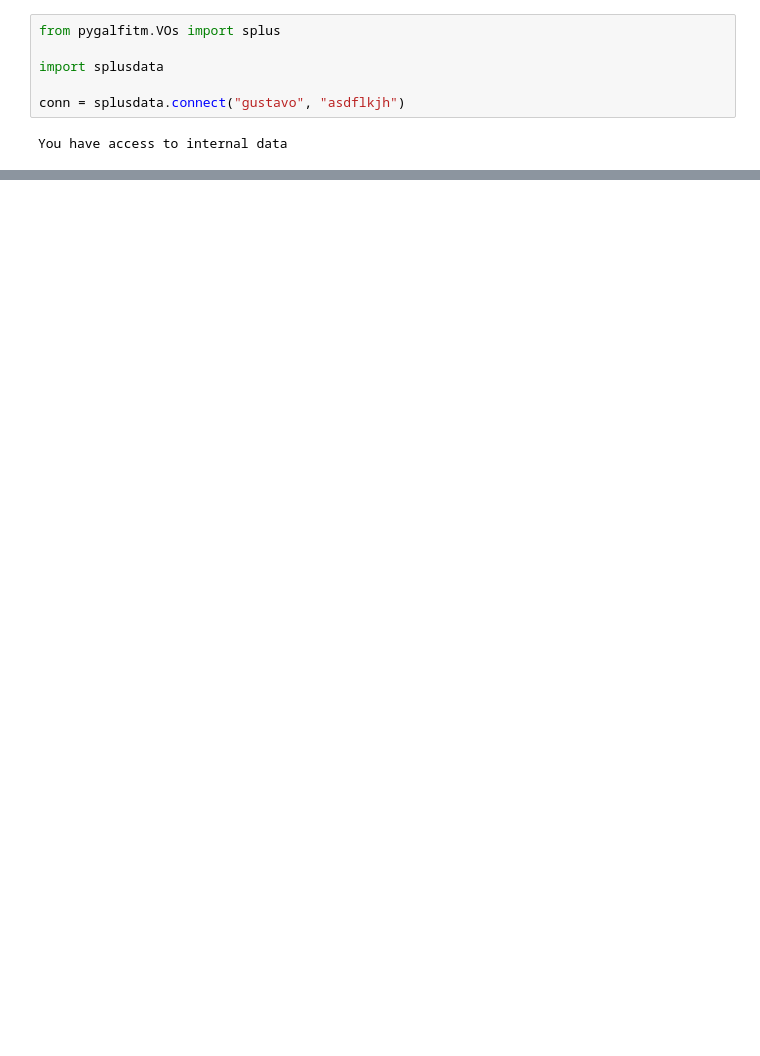
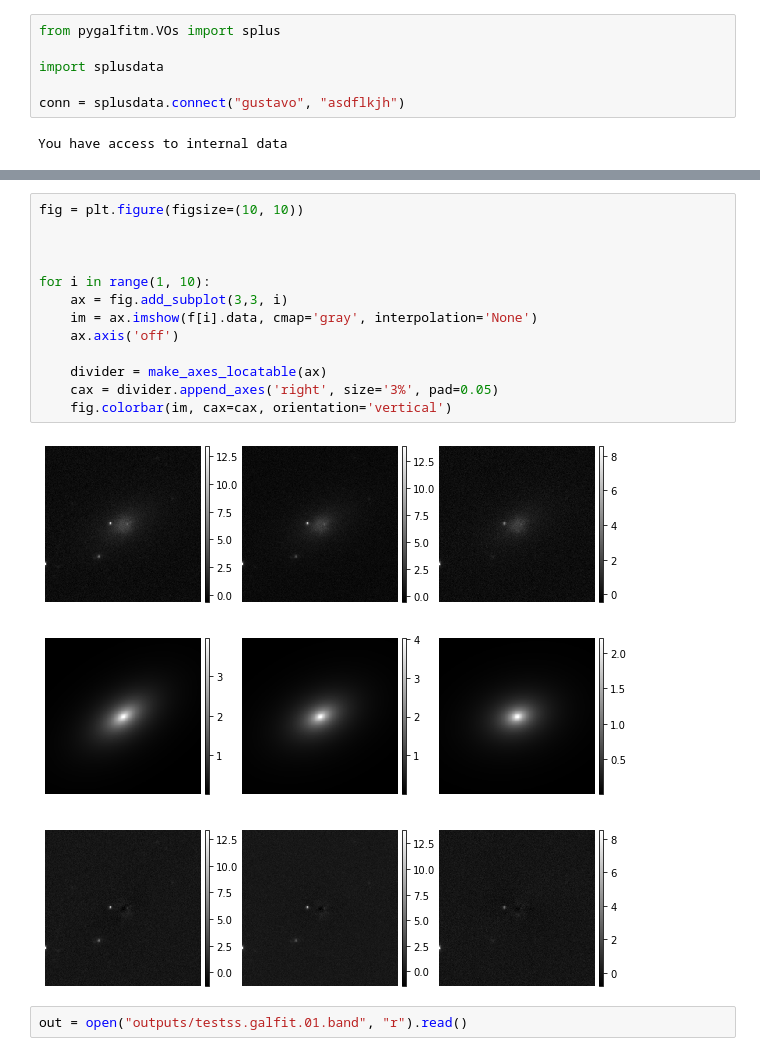
Before and after one commit to Schwarzam/pygalfitm, a Jupyter notebook: dev/feedme_manipulator.ipynb, the cells around one changed output, grey strips where cells are left out. Drawn from its saved outputs; the diff is of its cells as text; blank space fills up the shorter version.

```diff
--- a/dev/feedme_manipulator.ipynb
+++ b/dev/feedme_manipulator.ipynb
@@ -18,0 +43,17 @@ finished
+# %%
+fig = plt.figure(figsize=(10, 10))
+
+
+
+for i in range(1, 10):
+    ax = fig.add_subplot(3,3, i)
+    im = ax.imshow(f[i].data, cmap='gray', interpolation='None')
+    ax.axis('off')
+
+    divider = make_axes_locatable(ax)
+    cax = divider.append_axes('right', size='3%', pad=0.05)
+    fig.colorbar(im, cax=cax, orientation='vertical')
+# %% [output]
+[figure, added]
+# %%
+out = open("outputs/testss.galfit.01.band", "r").read()
```
Also changed, not shown: parts of 8 cells of this notebook.
